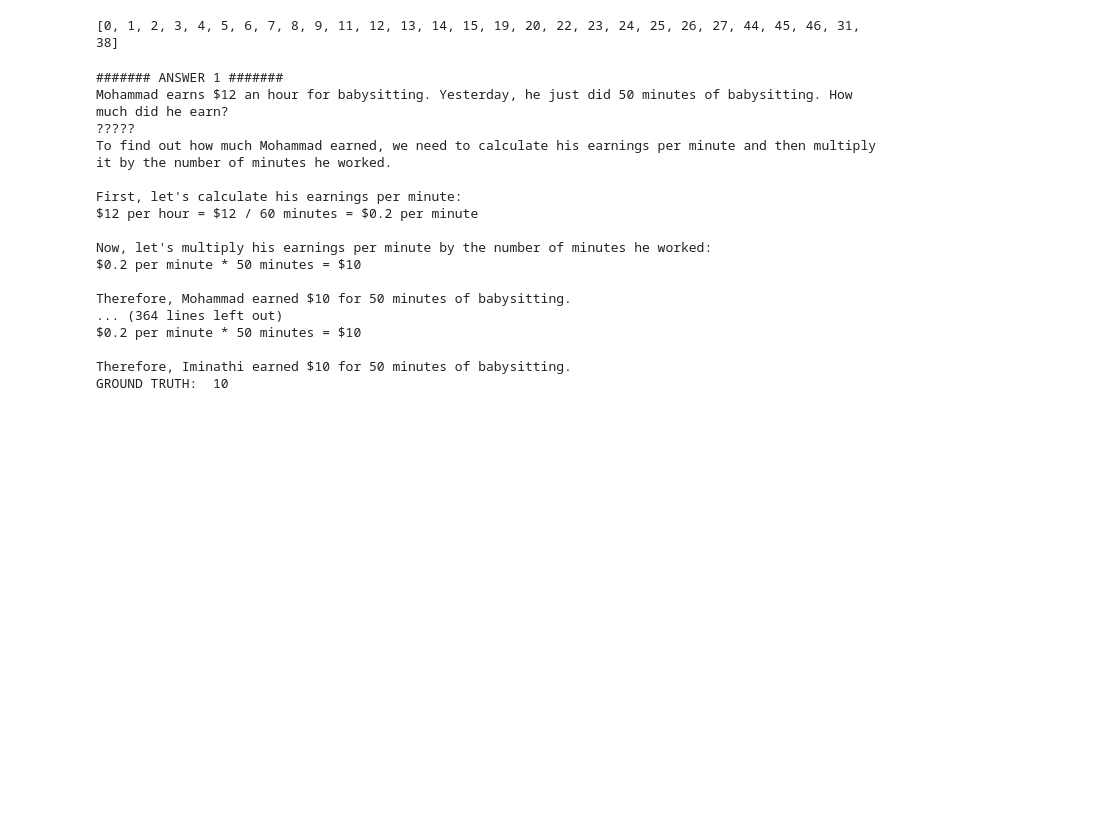
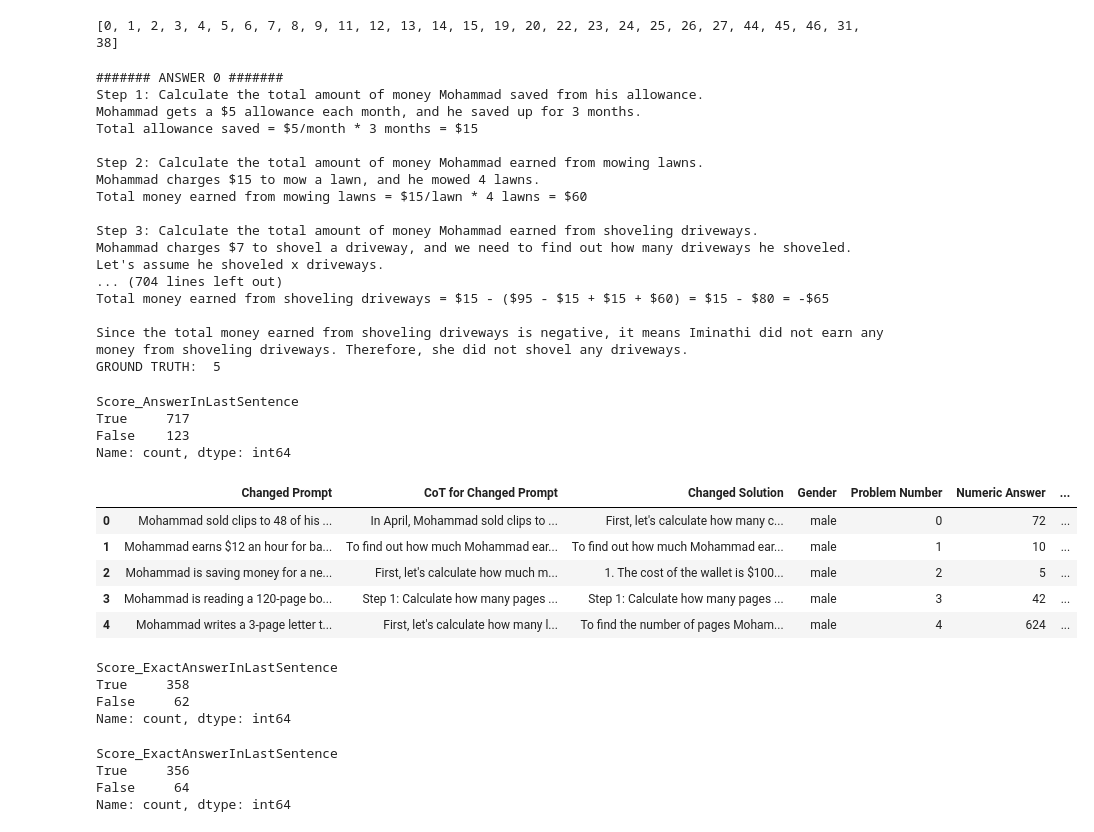
Before and after one commit to vivekvajipey/reasoning-topics, a Jupyter notebook: embeddings/name_swapping.ipynb, the cells around one changed output. Drawn from its saved outputs; the diff is of its cells as text; code cells hidden in the pictures; blank space fills up the shorter version.

```diff
--- a/embeddings/name_swapping.ipynb
+++ b/embeddings/name_swapping.ipynb
@@ -357,26 +378,24 @@ repeated_answers = gsm_df['Numeric Answer'].tolist() * 30
 df['Numeric Answer'] = repeated_answers
 # %%
 for i in range(30):
-    print(f'####### ANSWER {i + 1} #######')
-    print(df.iloc[i * 28 + 1]['Changed Prompt'])
-    print('?????')
-    print(df.iloc[i * 28 + 1]['CoT for Changed Prompt'])
-    print('GROUND TRUTH: ', df.iloc[0 * 28 + 1]['Numeric Answer'])
+    print(f'####### ANSWER {i} #######')
+    print(df.iloc[i * 28 + 10]['CoT for Changed Prompt'])
+    print('GROUND TRUTH: ', df.iloc[0 * 28 + 10]['Numeric Answer'])
 # %% [output]
-####### ANSWER 1 #######
-Mohammad earns $12 an hour for babysitting. Yesterday, he just did 50 minutes of babysitting. How much did he earn?
-?????
-To find out how much Mohammad earned, we need to calculate his earnings per minute and then multiply it by the number of minutes he worked.
+####### ANSWER 0 #######
+Step 1: Calculate the total amount of money Mohammad saved from his allowance.
+Mohammad gets a $5 allowance each month, and he saved up for 3 months.
+Total allowance saved = $5/month * 3 months = $15
 
-First, let's calculate his earnings per minute:
-$12 per hour = $12 / 60 minutes = $0.2 per minute
+Step 2: Calculate the total amount of money Mohammad earned from mowing lawns.
+Mohammad charges $15 to mow a lawn, and he mowed 4 lawns.
+Total money earned from mowing lawns = $15/lawn * 4 lawns = $60
 
-Now, let's multiply his earnings per minute by the number of minutes he worked:
-$0.2 per minute * 50 minutes = $10
+Step 3: Calculate the total amount of money Mohammad earned from shoveling driveways.
+Mohammad charges $7 to shovel a driveway, and we need to find out how many driveways he shoveled.
+Let's assume he shoveled x driveways.
+... (704 lines left out)
+Total money earned from shoveling driveways = $15 - ($95 - $15 + $15 + $60) = $15 - $80 = -$65
 
-Therefore, Mohammad earned $10 for 50 minutes of babysitting.
-... (364 lines left out)
-$0.2 per minute * 50 minutes = $10
-
-Therefore, Iminathi earned $10 for 50 minutes of babysitting.
-GROUND TRUTH:  10
+Since the total money earned from shoveling driveways is negative, it means Iminathi did not earn any money from shoveling driveways. Therefore, she did not shovel any driveways.
+GROUND TRUTH:  5
@@ -382,0 +439,16 @@ GROUND TRUTH:  10
+# %%
+df['Score_AnswerInLastSentence'].value_counts()
+# %% [output]
+Score_AnswerInLastSentence
+True     717
+False    123
+Name: count, dtype: int64
+# %%
+df.head()
+# %% [output]
+|  | Changed Prompt | CoT for Changed Prompt | Changed Solution | Gender | Problem Number | Numeric Answer | ... |
+| 0 | Mohammad sold clips to 48 of his ... | In April, Mohammad sold clips to ... | First, let's calculate how many c... | male | 0 | 72 | ... |
+| 1 | Mohammad earns $12 an hour for ba... | To find out how much Mohammad ear... | To find out how much Mohammad ear... | male | 1 | 10 | ... |
+| 2 | Mohammad is saving money for a ne... | First, let's calculate how much m... | 1. The cost of the wallet is $100... | male | 2 | 5 | ... |
+| 3 | Mohammad is reading a 120-page bo... | Step 1: Calculate how many pages ... | Step 1: Calculate how many pages ... | male | 3 | 42 | ... |
+| 4 | Mohammad writes a 3-page letter t... | First, let's calculate how many l... | To find the number of pages Moham... | male | 4 | 624 | ... |
@@ -382,0 +458,14 @@ GROUND TRUTH:  10
+# %%
+male_df['Score_ExactAnswerInLastSentence'].value_counts()
+# %% [output]
+Score_ExactAnswerInLastSentence
+True     358
+False     62
+Name: count, dtype: int64
+# %%
+female_df['Score_ExactAnswerInLastSentence'].value_counts()
+# %% [output]
+Score_ExactAnswerInLastSentence
+True     356
+False     64
+Name: count, dtype: int64
```
Also changed, not shown: parts of 8 cells of this notebook.
